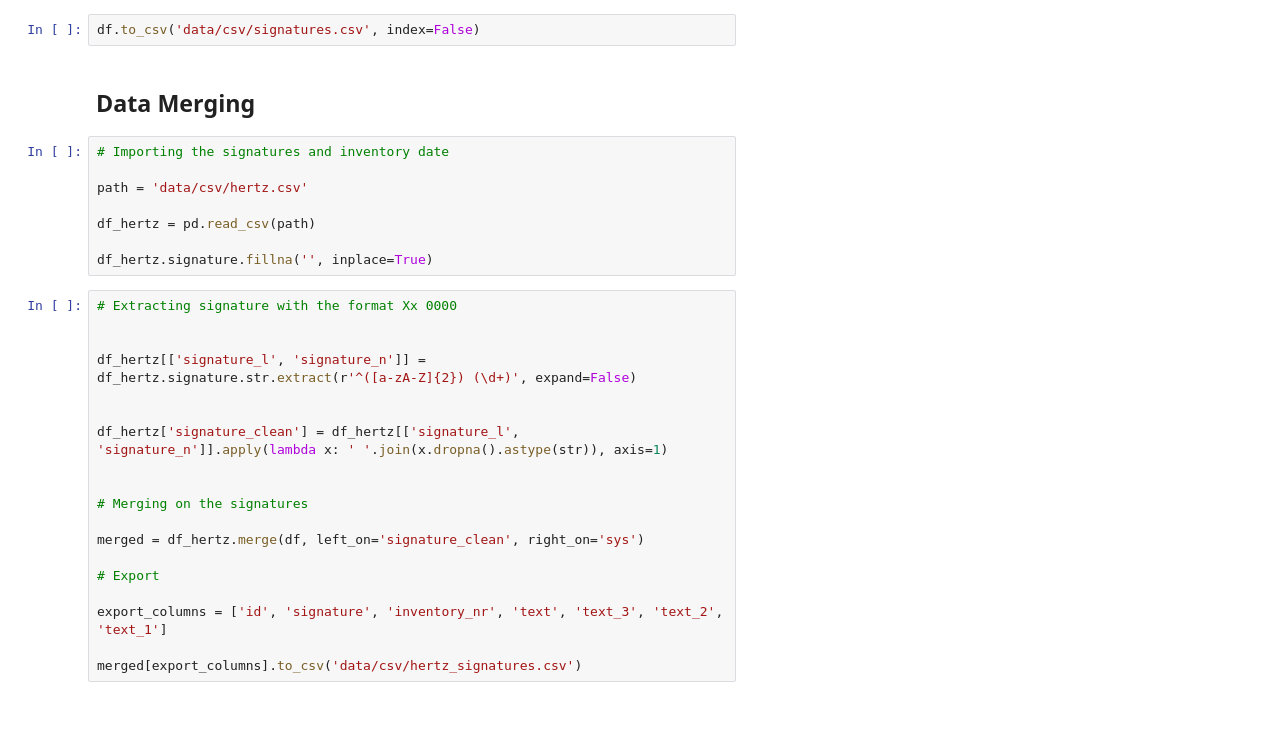
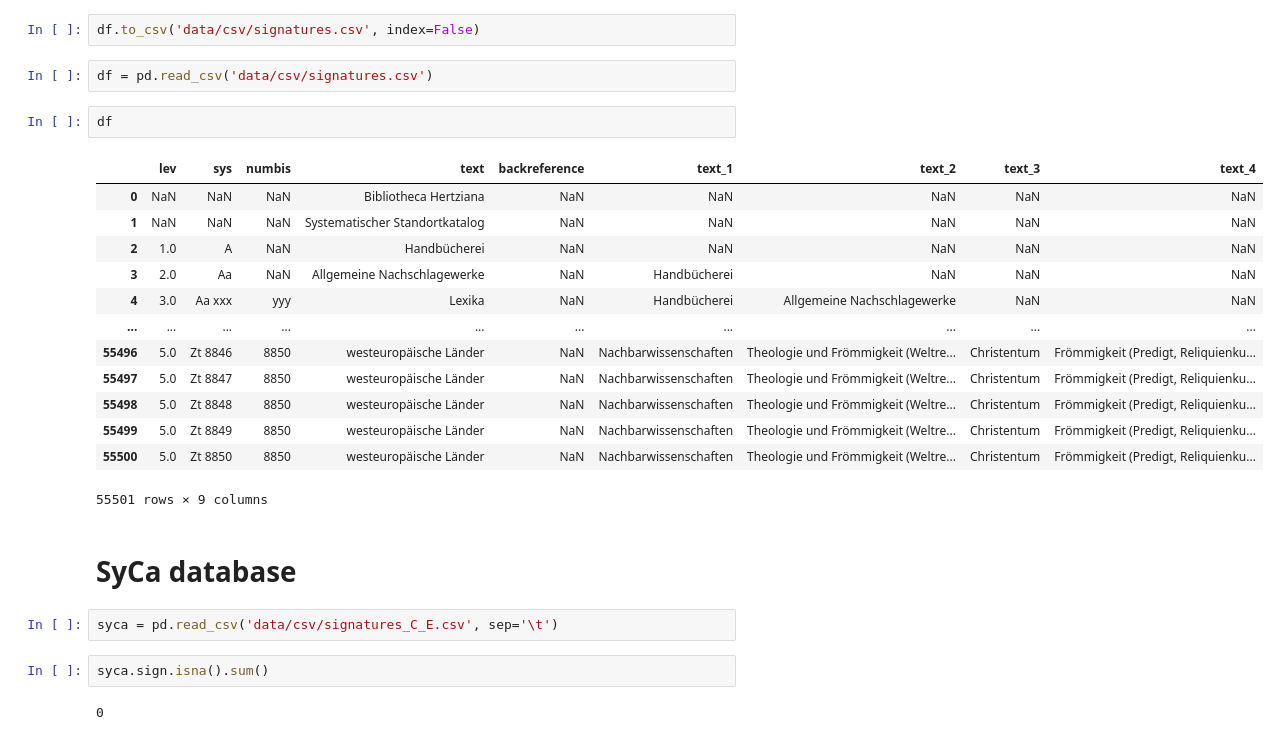
Before and after one commit to hanaCasey/BHVizData, a Jupyter notebook: signatures_processing.ipynb, the cells around one changed output. Cells and saved outputs as stored; diff of their text form; blank space fills up the shorter version.

```diff
--- a/signatures_processing.ipynb
+++ b/signatures_processing.ipynb
@@ -189,32 +107,29 @@ for i, row in range_rows.iterrows():
 # Export
 # %%
 df.to_csv('data/csv/signatures.csv', index=False)
-# %% [markdown]
-## Data Merging
-# %%
-# Importing the signatures and inventory date
-
-path = 'data/csv/hertz.csv'
-
-df_hertz = pd.read_csv(path)
-
-df_hertz.signature.fillna('', inplace=True)
-# %%
-# Extracting signature with the format Xx 0000
-
-
-df_hertz[['signature_l', 'signature_n']] = df_hertz.signature.str.extract(r'^([a-zA-Z]{2}) (\d+)', expand=False)
-
-
-df_hertz['signature_clean'] = df_hertz[['signature_l', 'signature_n']].apply(lambda x: ' '.join(x.dropna().astype(str)), axis=1)
-
-
-# Merging on the signatures
-
-merged = df_hertz.merge(df, left_on='signature_clean', right_on='sys')
-
-# Export
-
-export_columns = ['id', 'signature', 'inventory_nr', 'text', 'text_3', 'text_2', 'text_1']
-
-merged[export_columns].to_csv('data/csv/hertz_signatures.csv')
+# %%
+df = pd.read_csv('data/csv/signatures.csv')
+# %%
+df
+# %% [output]
+|  | lev | sys | numbis | text | backreference | text_1 | text_2 | text_3 | text_4 |
+| 0 | NaN | NaN | NaN | Bibliotheca Hertziana | NaN | NaN | NaN | NaN | NaN |
+| 1 | NaN | NaN | NaN | Systematischer Standortkatalog | NaN | NaN | NaN | NaN | NaN |
+| 2 | 1.0 | A | NaN | Handbücherei | NaN | NaN | NaN | NaN | NaN |
+| 3 | 2.0 | Aa | NaN | Allgemeine Nachschlagewerke | NaN | Handbücherei | NaN | NaN | NaN |
+| 4 | 3.0 | Aa xxx | yyy | Lexika | NaN | Handbücherei | Allgemeine Nachschlagewerke | NaN | NaN |
+| ... | ... | ... | ... | ... | ... | ... | ... | ... | ... |
+| 55496 | 5.0 | Zt 8846 | 8850 | westeuropäische Länder | NaN | Nachbarwissenschaften | Theologie und Frömmigkeit (Weltre... | Christentum | Frömmigkeit (Predigt, Reliquienku... |
+| 55497 | 5.0 | Zt 8847 | 8850 | westeuropäische Länder | NaN | Nachbarwissenschaften | Theologie und Frömmigkeit (Weltre... | Christentum | Frömmigkeit (Predigt, Reliquienku... |
+| 55498 | 5.0 | Zt 8848 | 8850 | westeuropäische Länder | NaN | Nachbarwissenschaften | Theologie und Frömmigkeit (Weltre... | Christentum | Frömmigkeit (Predigt, Reliquienku... |
+| 55499 | 5.0 | Zt 8849 | 8850 | westeuropäische Länder | NaN | Nachbarwissenschaften | Theologie und Frömmigkeit (Weltre... | Christentum | Frömmigkeit (Predigt, Reliquienku... |
+| 55500 | 5.0 | Zt 8850 | 8850 | westeuropäische Länder | NaN | Nachbarwissenschaften | Theologie und Frömmigkeit (Weltre... | Christentum | Frömmigkeit (Predigt, Reliquienku... |
+55501 rows × 9 columns
+# %% [markdown]
+# SyCa database
+# %%
+syca = pd.read_csv('data/csv/signatures_C_E.csv', sep='\t')
+# %%
+syca.sign.isna().sum()
+# %% [output]
+0
```
Also changed, not shown: parts of 11 cells of this notebook.
